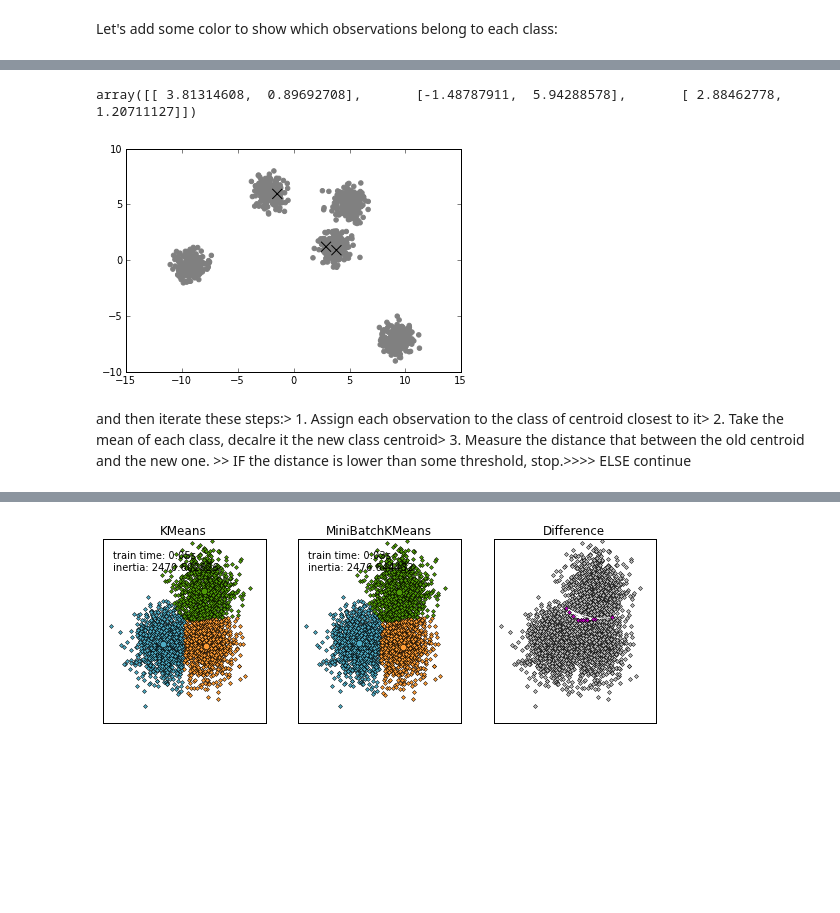
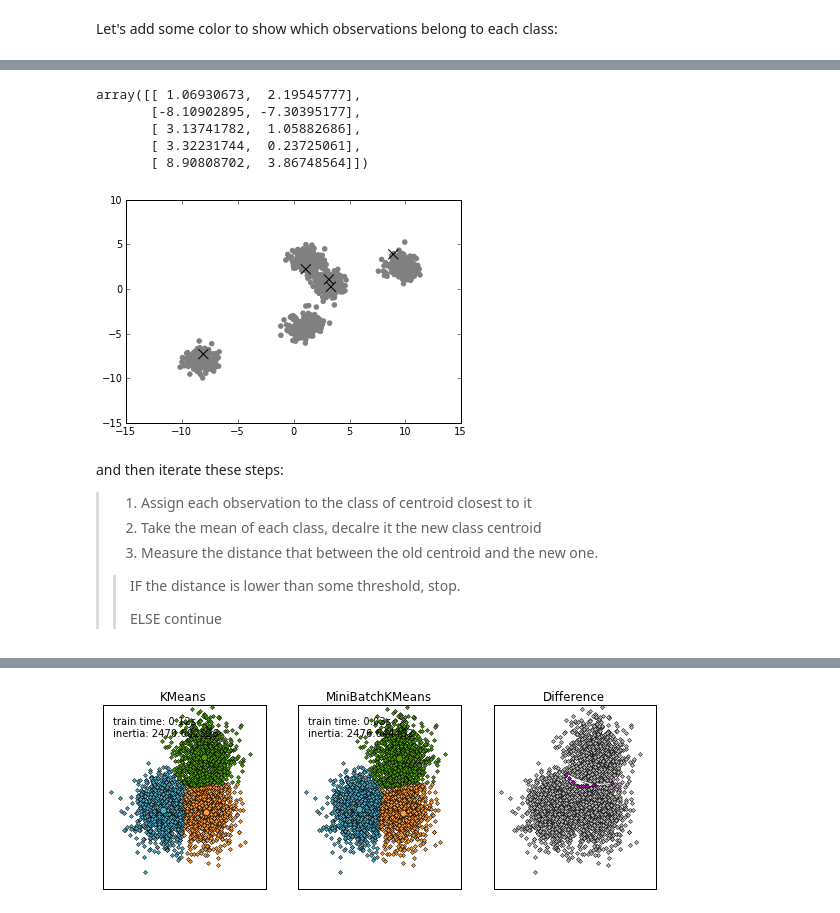
Before and after one commit to boblannon/notebooks, a Jupyter notebook: clustering.ipynb, the cells around one changed output, grey strips where cells are left out. Cells and saved outputs as stored; diff of their text form; code cells hidden in the pictures; blank space fills up the shorter version.

```diff
--- a/clustering.ipynb
+++ b/clustering.ipynb
@@ -53,3 +164,4 @@ K-Means Clustering==================Let's say we have data that looks like the f
 # %%
-observations, real_labels = make_blobs(1000,centers=5, cluster_std=0.7)plt = scatter(observations[:,0], observations[:,1])
+observations, real_labels = make_blobs(1000,centers=5, cluster_std=0.7)
+plt = scatter(observations[:,0], observations[:,1])
 # %% [output]
@@ -65,8 +212,27 @@ Our mission, then, is to try to derive these groupings using only the attributes
 # %%
-import numpy as npscatter(observations[:,0], observations[:,1],color='gray') hold(True)# Initialization: Randomly select 5 observations as our centroidsK = 3centroids = np.random.permutation(observations)[:K]scatter(centroids[:,0],centroids[:,1],color='black',marker='x',s=100)centroids
+import numpy as np
+scatter(observations[:,0], observations[:,1],color='gray')
+hold(True)
+
+# Initialization: Randomly select 5 observations as our centroids
+K = 5
+centroids = np.random.permutation(observations)[:K]
+scatter(centroids[:,0],centroids[:,1],color='black',marker='x',s=100)
+centroids
 # %% [output]
-array([[ 3.81314608,  0.89692708],       [-1.48787911,  5.94288578],       [ 2.88462778,  1.20711127]])
+array([[ 1.06930673,  2.19545777],
+       [-8.10902895, -7.30395177],
+       [ 3.13741782,  1.05882686],
+       [ 3.32231744,  0.23725061],
+       [ 8.90808702,  3.86748564]])
-[figure, old version]
+[figure, new version]
 # %% [markdown]
-and then iterate these steps:> 1. Assign each observation to the class of centroid closest to it> 2. Take the mean of each class, decalre it the new class centroid> 3. Measure the distance that between the old centroid and the new one. >> IF the distance is lower than some threshold, stop.>>>> ELSE continue
+and then iterate these steps:
+
+> 1. Assign each observation to the class of centroid closest to it
+> 2. Take the mean of each class, decalre it the new class centroid
+> 3. Measure the distance that between the old centroid and the new one.
+>> IF the distance is lower than some threshold, stop.
+>>
+>> ELSE continue
 # %%
```
Also changed, not shown: parts of 16 cells of this notebook.
